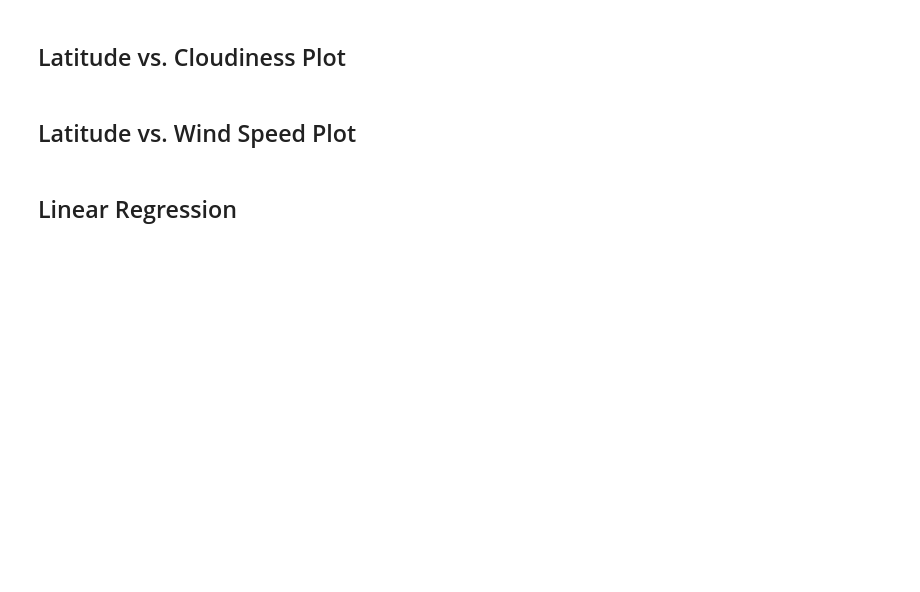
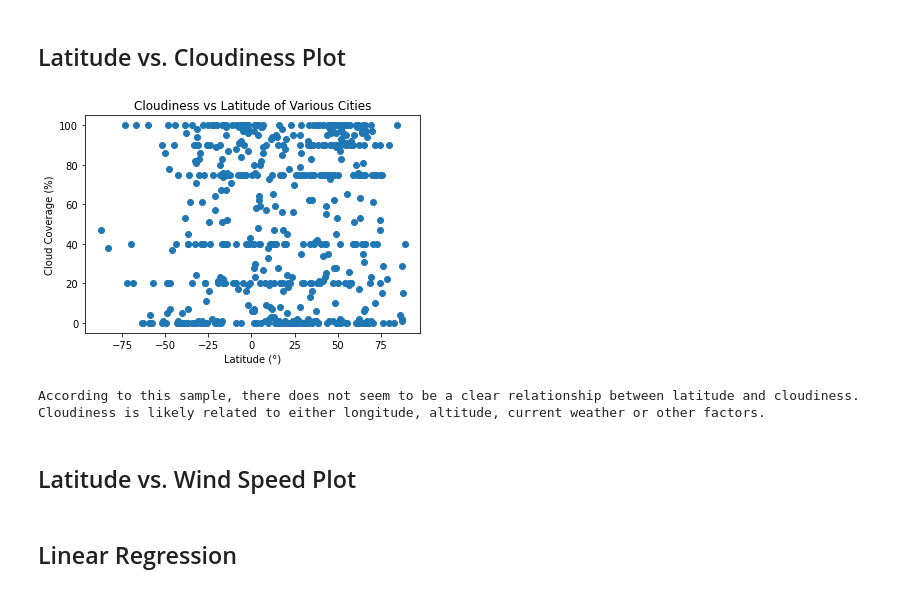
Before and after one commit to rileyfritz/python-api-challenge, a Jupyter notebook: WeatherPy/WeatherPy.ipynb, the cells around one changed output. Saved outputs shown, nothing was run; the diff lists cells and outputs as text; code cells hidden in the pictures; blank space fills up the shorter version.

```diff
--- a/WeatherPy/WeatherPy.ipynb
+++ b/WeatherPy/WeatherPy.ipynb
@@ -167,5 +191,17 @@ There are now 563 cities in the dataframe.
 # %% [markdown]
 ## Latitude vs. Cloudiness Plot
+# %%
+plt.scatter(weather_df['Latitude'], weather_df['Cloud Coverage (%)'])
+plt.title('Cloudiness vs Latitude of Various Cities')
+plt.xlabel('Latitude (\N{DEGREE SIGN})')
+plt.ylabel('Cloud Coverage (%)')
+plt.show()
+print('According to this sample, there does not seem to be a clear relationship between latitude and cloudiness.')
+print('Cloudiness is likely related to either longitude, altitude, current weather or other factors.')
+# %% [output]
+[figure, added]
+According to this sample, there does not seem to be a clear relationship between latitude and cloudiness.
+Cloudiness is likely related to either longitude, altitude, current weather or other factors.
 # %% [markdown]
 ## Latitude vs. Wind Speed Plot
 # %% [markdown]
```
Also changed, not shown: parts of 2 cells of this notebook.
